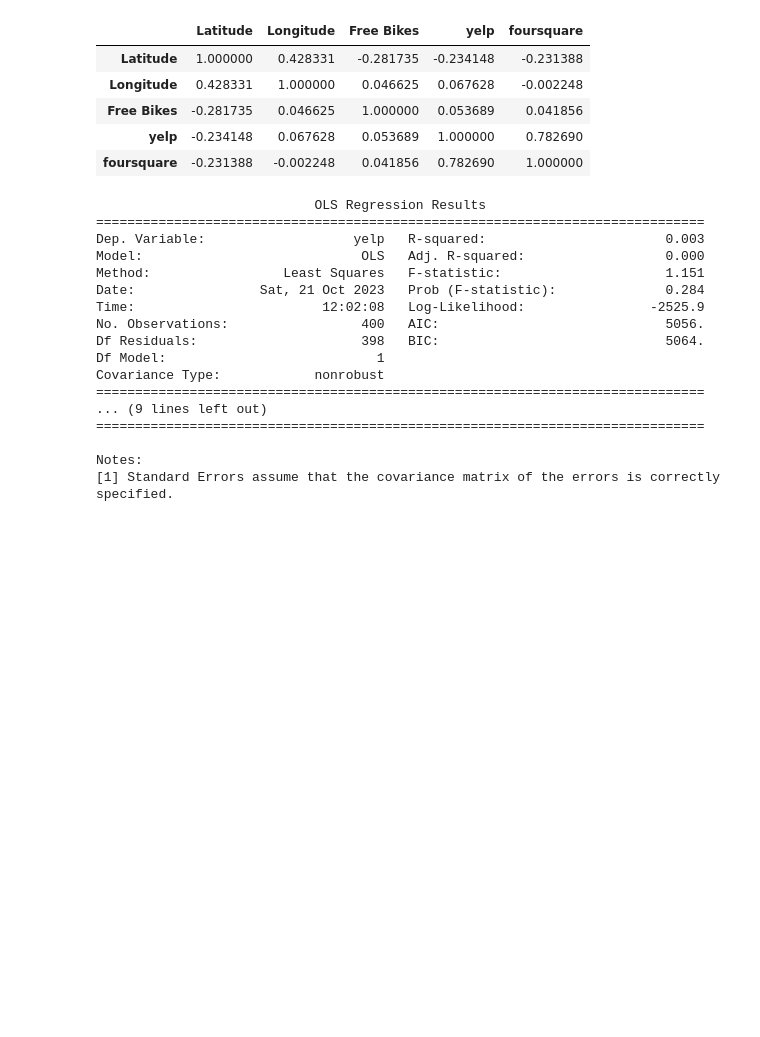
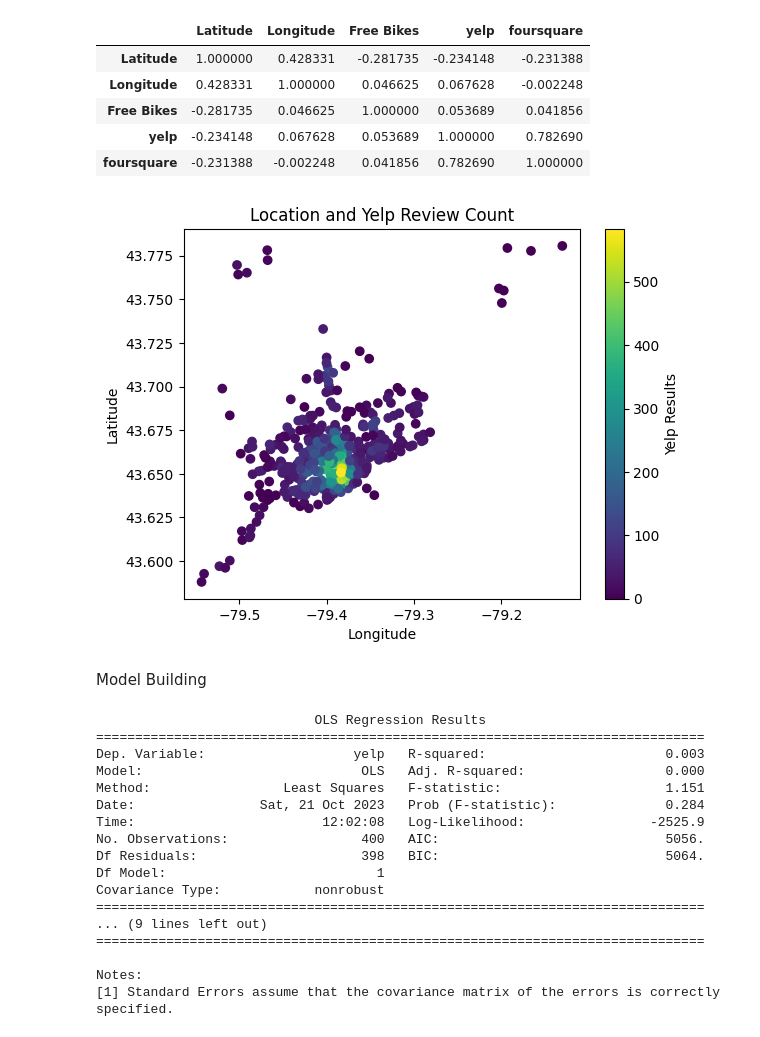
Before and after one commit to DavidOrmsby/CityBikes_API, a Jupyter notebook: notebooks/model_building.ipynb, the cells around one changed output. Cells and saved outputs as stored; diff of their text form; code cells hidden in the pictures; blank space fills up the shorter version.

```diff
--- a/notebooks/model_building.ipynb
+++ b/notebooks/model_building.ipynb
@@ -34,6 +67,23 @@ df.corr()
 | Free Bikes | -0.281735 | 0.046625 | 1.000000 | 0.053689 | 0.041856 |
 | yelp | -0.234148 | 0.067628 | 0.053689 | 1.000000 | 0.782690 |
 | foursquare | -0.231388 | -0.002248 | 0.041856 | 0.782690 | 1.000000 |
+# %%
+import seaborn as sns
+import matplotlib.pyplot as plt
+
+
+plt.scatter(x=df['Longitude'],y=df["Latitude"], c = df['yelp'])
+
+plt.xlabel('Longitude')
+plt.ylabel('Latitude')
+plt.title('Location and Yelp Review Count')
+plt.colorbar().set_label('Yelp Results')
+
+## This chart shows that There is a pattern between location and number of businesses nearby, and we will use this for our model hypothesis
+# %% [output]
+[figure, added]
+# %% [markdown]
+Model Building
 # %%
 x = df[['Free Bikes']]
 y = df['yelp']
```
Also changed, not shown: parts of 10 cells of this notebook, 1 other file.
